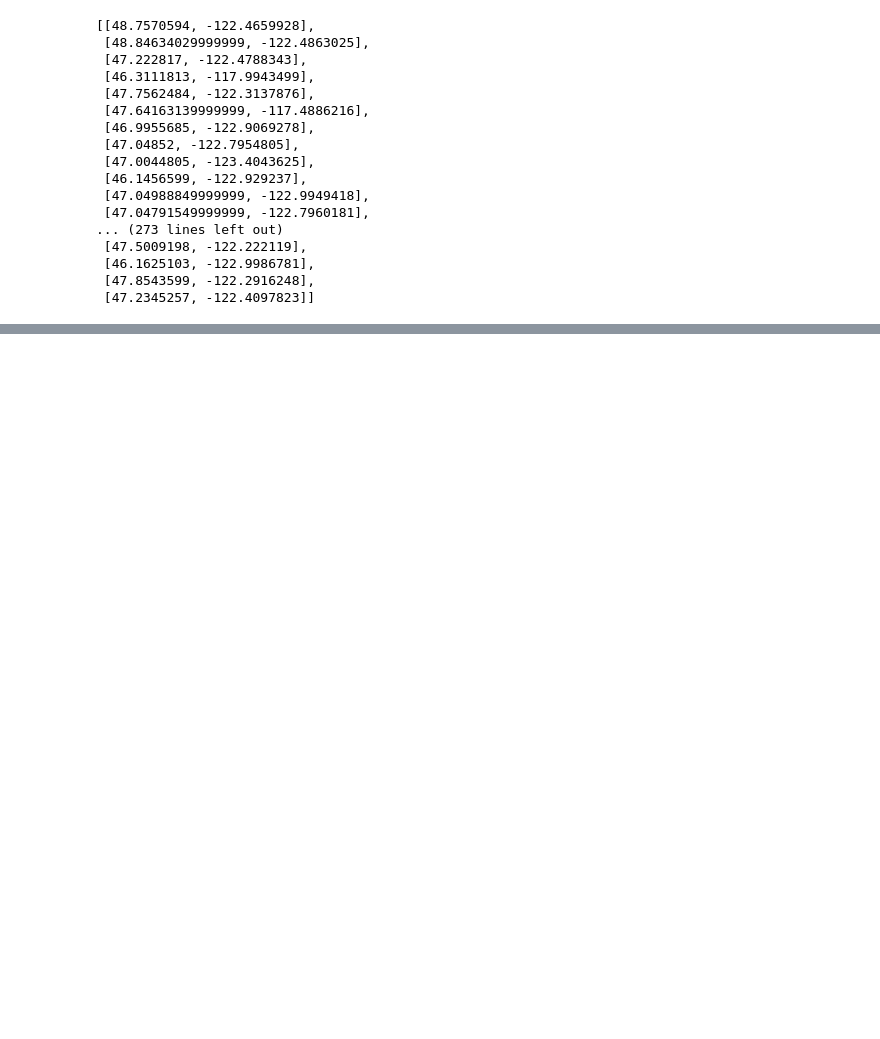
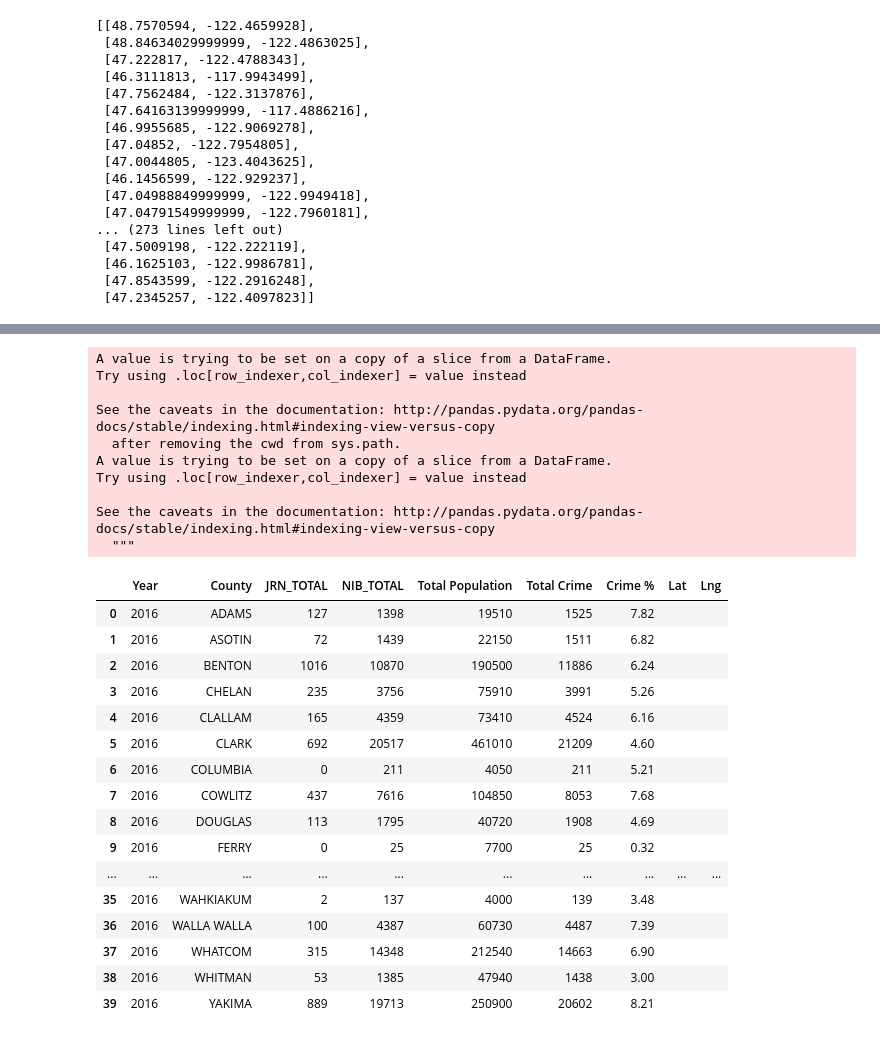
Before and after one commit to accacheung/MAKVL, a Jupyter notebook: Store_Map.ipynb, the cells around one changed output, grey strips where cells are left out. Drawn from its saved outputs; the diff is of its cells as text; code cells hidden in the pictures; blank space fills up the shorter version.

```diff
--- a/Store_Map.ipynb
+++ b/Store_Map.ipynb
@@ -129,3 +135,9 @@ fig.add_layer(markers)
 fig
 # %% [output]
 [interactive output not drawn]
+# %%
+# Import sorted crime data to plot heatmap of crime data
+crime_df = pd.read_csv("Resources/df_crime_sorted_Total.csv")
+#crime_df = crime_df.drop(crime_df.columns[[0]], axis = 1, inplace=True)
+
+crime_df.head()
@@ -131,0 +151,42 @@ fig
+# %%
+# drop unamed column
+crime_df = crime_df.drop(columns="Unnamed: 0")
+# %%
+crime_2016 = crime_df[crime_df["Year"] == 2016]
+
+# Add Lat and Lng columns
+crime_2016["Lat"] = ""
+crime_2016["Lng"] = ""
+
+# Reset index
+crime_2016 = crime_2016.reset_index(drop=True)
+
+crime_2016
+# %% [output]
+A value is trying to be set on a copy of a slice from a DataFrame.
+Try using .loc[row_indexer,col_indexer] = value instead
+
+See the caveats in the documentation: http://pandas.pydata.org/pandas-docs/stable/indexing.html#indexing-view-versus-copy
+  after removing the cwd from sys.path.
+A value is trying to be set on a copy of a slice from a DataFrame.
+Try using .loc[row_indexer,col_indexer] = value instead
+
+See the caveats in the documentation: http://pandas.pydata.org/pandas-docs/stable/indexing.html#indexing-view-versus-copy
+  """
+|  | Year | County | JRN_TOTAL | NIB_TOTAL | Total Population | Total Crime | Crime % | Lat | Lng |
+| 0 | 2016 | ADAMS | 127 | 1398 | 19510 | 1525 | 7.82 |  |  |
+| 1 | 2016 | ASOTIN | 72 | 1439 | 22150 | 1511 | 6.82 |  |  |
+| 2 | 2016 | BENTON | 1016 | 10870 | 190500 | 11886 | 6.24 |  |  |
+| 3 | 2016 | CHELAN | 235 | 3756 | 75910 | 3991 | 5.26 |  |  |
+| 4 | 2016 | CLALLAM | 165 | 4359 | 73410 | 4524 | 6.16 |  |  |
+| 5 | 2016 | CLARK | 692 | 20517 | 461010 | 21209 | 4.60 |  |  |
+| 6 | 2016 | COLUMBIA | 0 | 211 | 4050 | 211 | 5.21 |  |  |
+| 7 | 2016 | COWLITZ | 437 | 7616 | 104850 | 8053 | 7.68 |  |  |
+| 8 | 2016 | DOUGLAS | 113 | 1795 | 40720 | 1908 | 4.69 |  |  |
+| 9 | 2016 | FERRY | 0 | 25 | 7700 | 25 | 0.32 |  |  |
+| ... | ... | ... | ... | ... | ... | ... | ... | ... | ... |
+| 35 | 2016 | WAHKIAKUM | 2 | 137 | 4000 | 139 | 3.48 |  |  |
+| 36 | 2016 | WALLA WALLA | 100 | 4387 | 60730 | 4487 | 7.39 |  |  |
+| 37 | 2016 | WHATCOM | 315 | 14348 | 212540 | 14663 | 6.90 |  |  |
+| 38 | 2016 | WHITMAN | 53 | 1385 | 47940 | 1438 | 3.00 |  |  |
+| 39 | 2016 | YAKIMA | 889 | 19713 | 250900 | 20602 | 8.21 |  |  |
```
Also changed, not shown: parts of 10 cells of this notebook, 3 other files.
